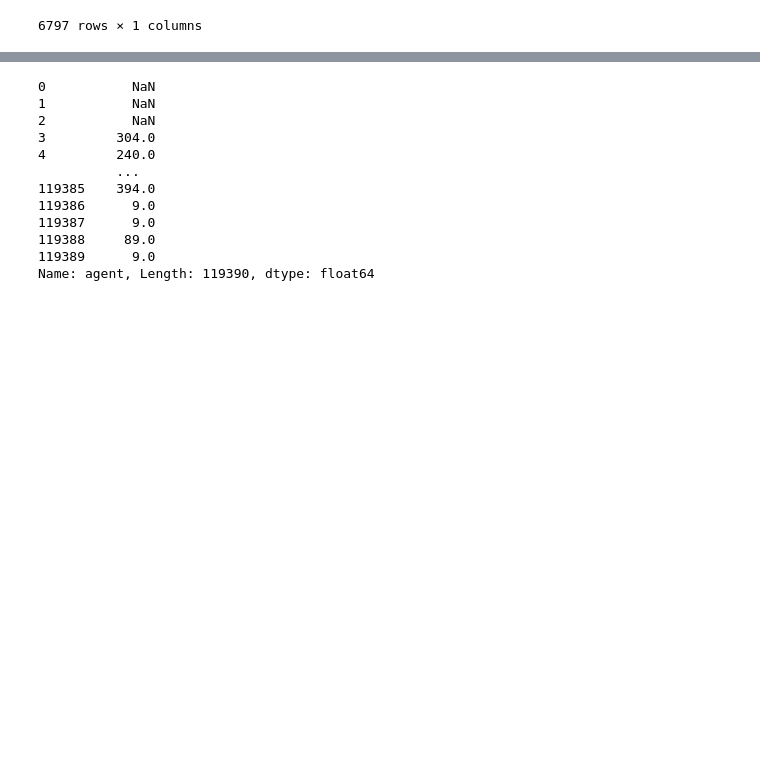
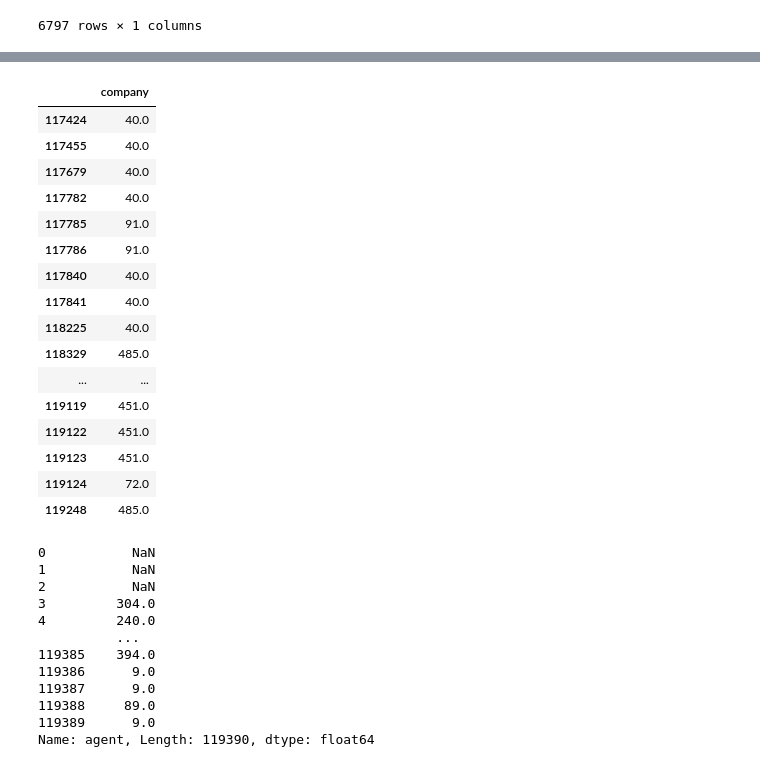
Before and after one commit to Jitesh-333/Capstone_Project, a Jupyter notebook: Hotel_Booking_Analysis_Capstone_Project.ipynb, the cells around one changed output, grey strips where cells are left out. Cells and saved outputs as stored; diff of their text form; code cells hidden in the pictures; blank space fills up the shorter version.

```diff
--- a/Hotel_Booking_Analysis_Capstone_Project.ipynb
+++ b/Hotel_Booking_Analysis_Capstone_Project.ipynb
@@ -134,3 +154,23 @@ df2
+# %%
+df2.tail(20)
+# %% [output]
+|  | company |
+| 117424 | 40.0 |
+| 117455 | 40.0 |
+| 117679 | 40.0 |
+| 117782 | 40.0 |
+| 117785 | 91.0 |
+| 117786 | 91.0 |
+| 117840 | 40.0 |
+| 117841 | 40.0 |
+| 118225 | 40.0 |
+| 118329 | 485.0 |
+| ... | ... |
+| 119119 | 451.0 |
+| 119122 | 451.0 |
+| 119123 | 451.0 |
+| 119124 | 72.0 |
+| 119248 | 485.0 |
 # %%
 df.loc[:,'agent']
 # %% [output]
```
Also changed, not shown: parts of 2 cells of this notebook.
